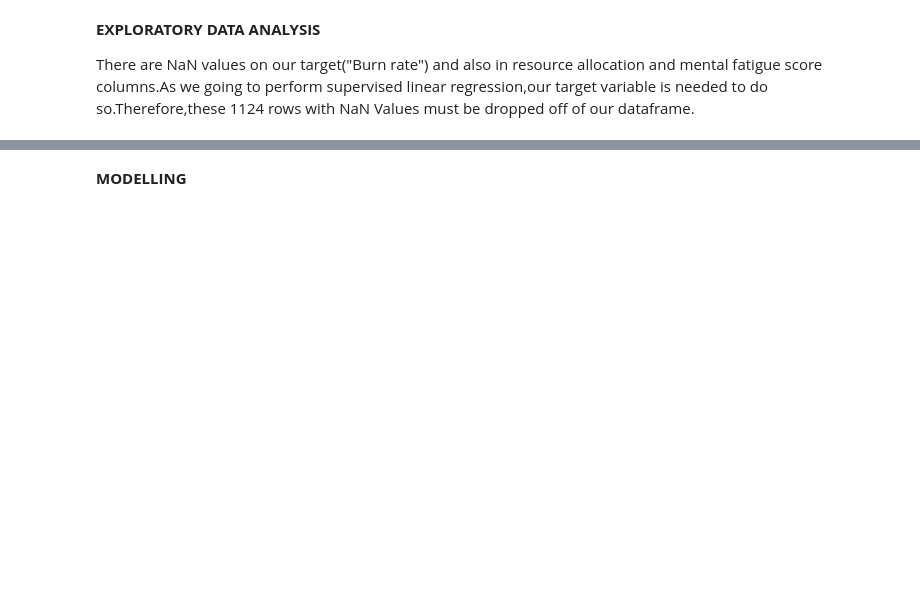
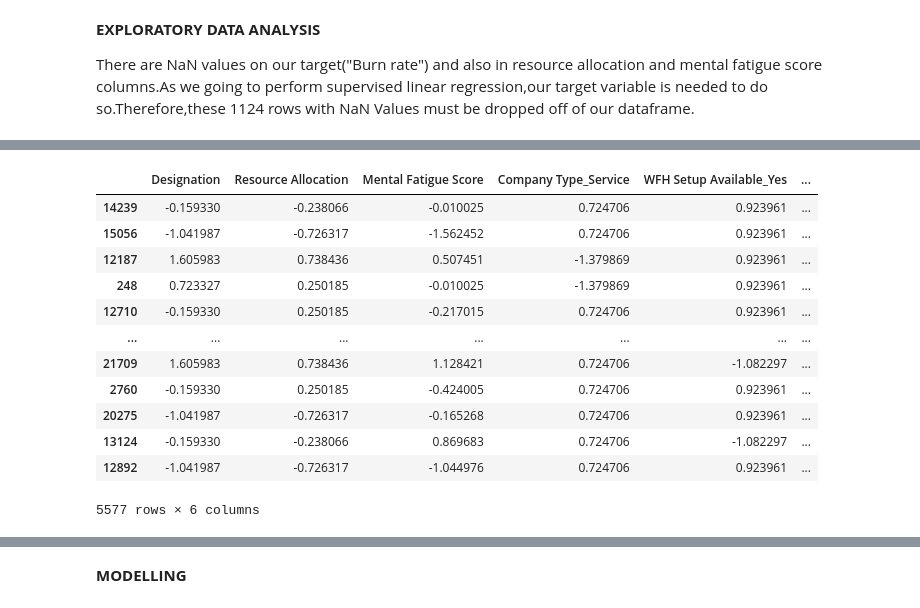
Before and after one commit to Praneeth-gamidi/AIML-PROJECT, a Jupyter notebook: EMPLOYEE_BURNOUT_PREDICTION.ipynb, the cells around one changed output, grey strips where cells are left out. Drawn from its saved outputs; the diff is of its cells as text; code cells hidden in the pictures; blank space fills up the shorter version.

```diff
--- a/EMPLOYEE_BURNOUT_PREDICTION.ipynb
+++ b/EMPLOYEE_BURNOUT_PREDICTION.ipynb
@@ -60,4 +121,2 @@ plt.show()
-# %%
-data = data.dropna()
 # %%
 data.shape
@@ -156,0 +376,16 @@ y_train
+# %%
+X_test
+# %% [output]
+|  | Designation | Resource Allocation | Mental Fatigue Score | Company Type_Service | WFH Setup Available_Yes | ... |
+| 14239 | -0.159330 | -0.238066 | -0.010025 | 0.724706 | 0.923961 | ... |
+| 15056 | -1.041987 | -0.726317 | -1.562452 | 0.724706 | 0.923961 | ... |
+| 12187 | 1.605983 | 0.738436 | 0.507451 | -1.379869 | 0.923961 | ... |
+| 248 | 0.723327 | 0.250185 | -0.010025 | -1.379869 | 0.923961 | ... |
+| 12710 | -0.159330 | 0.250185 | -0.217015 | 0.724706 | 0.923961 | ... |
+| ... | ... | ... | ... | ... | ... | ... |
+| 21709 | 1.605983 | 0.738436 | 1.128421 | 0.724706 | -1.082297 | ... |
+| 2760 | -0.159330 | 0.250185 | -0.424005 | 0.724706 | 0.923961 | ... |
+| 20275 | -1.041987 | -0.726317 | -0.165268 | 0.724706 | 0.923961 | ... |
+| 13124 | -0.159330 | -0.238066 | 0.869683 | 0.724706 | -1.082297 | ... |
+| 12892 | -1.041987 | -0.726317 | -1.044976 | 0.724706 | 0.923961 | ... |
+5577 rows × 6 columns
```
Also changed, not shown: parts of 55 cells of this notebook.
